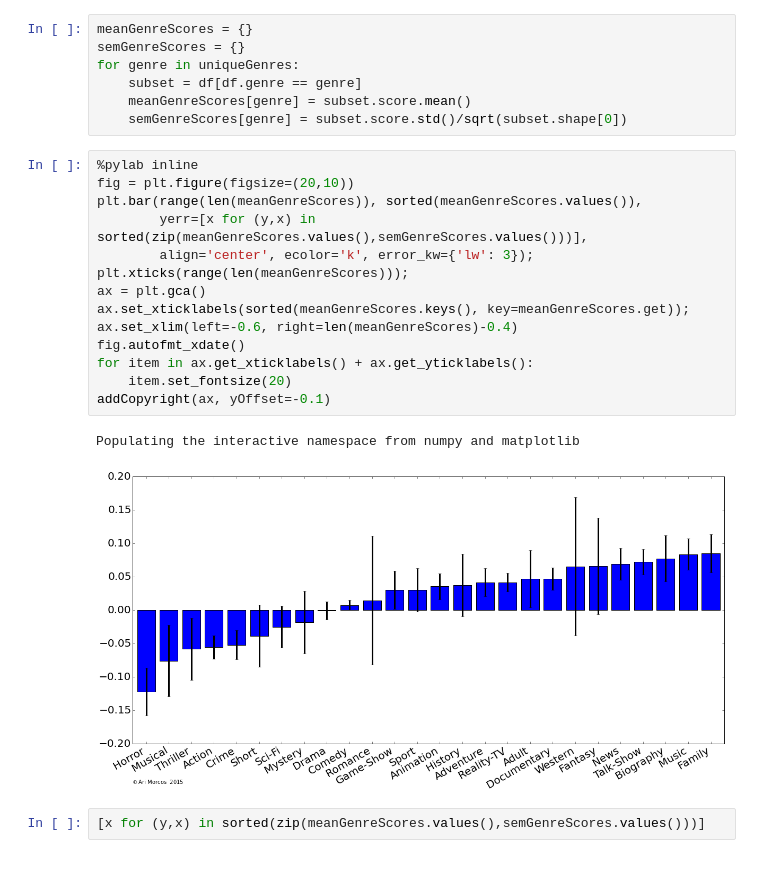
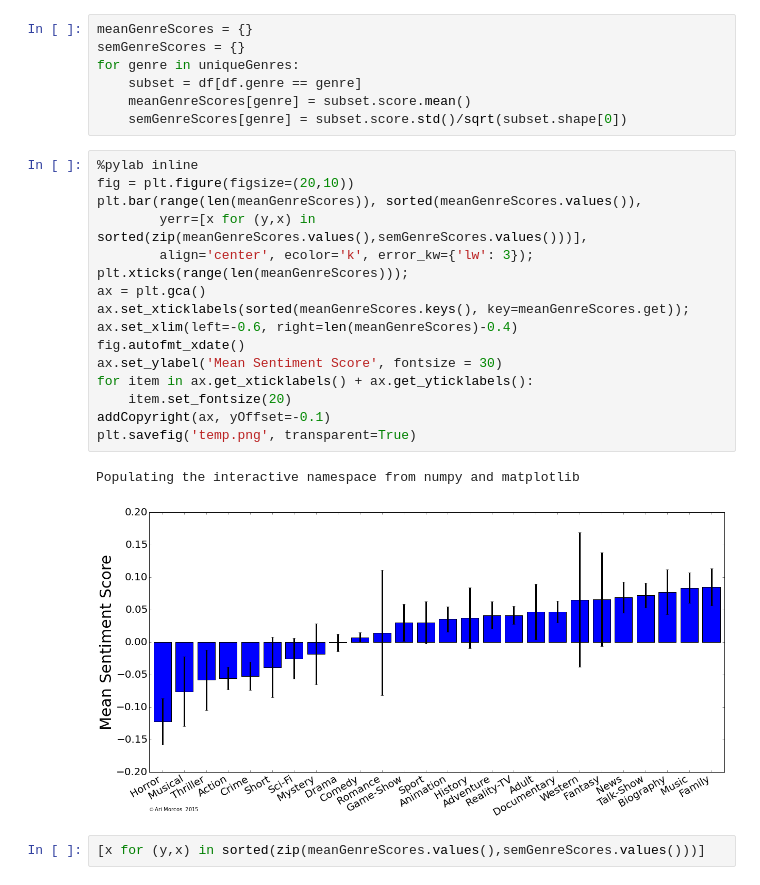
Before and after one commit to arimorcos/blog_analyses, a Jupyter notebook: imdb/Tagline sentiment over time.ipynb, the cells around one changed output. Saved outputs shown, nothing was run; the diff lists cells and outputs as text.

Commit message:
Added mean sentiment score tag for imdb

```diff
--- a/imdb/Tagline sentiment over time.ipynb
+++ b/imdb/Tagline sentiment over time.ipynb
@@ -257,20 +254,22 @@ for genre in uniqueGenres:
 # %%
 %pylab inline
 fig = plt.figure(figsize=(20,10))
 plt.bar(range(len(meanGenreScores)), sorted(meanGenreScores.values()),
         yerr=[x for (y,x) in sorted(zip(meanGenreScores.values(),semGenreScores.values()))],
         align='center', ecolor='k', error_kw={'lw': 3});
 plt.xticks(range(len(meanGenreScores)));
 ax = plt.gca()
 ax.set_xticklabels(sorted(meanGenreScores.keys(), key=meanGenreScores.get));
 ax.set_xlim(left=-0.6, right=len(meanGenreScores)-0.4)
 fig.autofmt_xdate()
+ax.set_ylabel('Mean Sentiment Score', fontsize = 30)
 for item in ax.get_xticklabels() + ax.get_yticklabels():
     item.set_fontsize(20)
 addCopyright(ax, yOffset=-0.1)
+plt.savefig('temp.png', transparent=True)
 # %% [output]
 Populating the interactive namespace from numpy and matplotlib
-[figure, old version]
+[figure, new version]
 # %%
 [x for (y,x) in sorted(zip(meanGenreScores.values(),semGenreScores.values()))]
 # %% [output]
```
Also changed, not shown: parts of 1 cell of this notebook.
